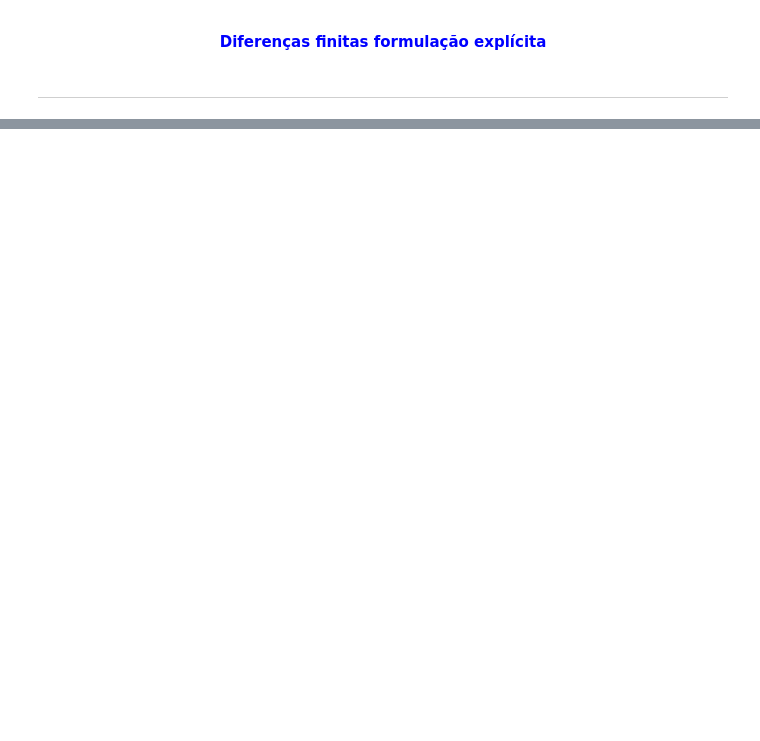
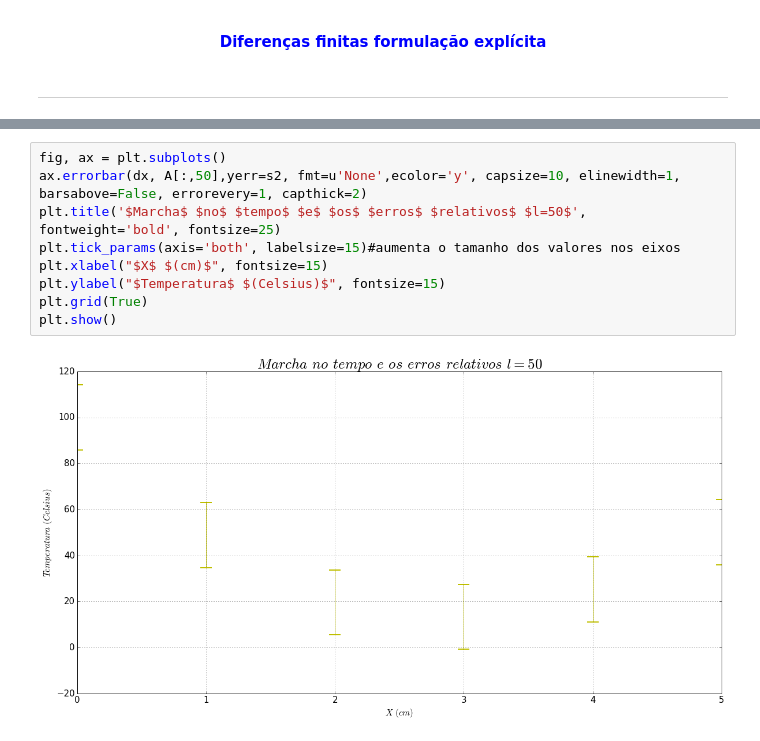
Before and after one commit to VictorCarreira/MNUN2017, a Jupyter notebook: Trab01.ipynb, the cells around one changed output, grey strips where cells are left out. Cells and saved outputs as stored; diff of their text form; blank space fills up the shorter version.

```diff
--- a/Trab01.ipynb
+++ b/Trab01.ipynb
@@ -83,0 +228,11 @@ ValueError: x and y must have same first dimension, but have shapes (6,) and (30
+# %%
+fig, ax = plt.subplots()
+ax.errorbar(dx, A[:,50],yerr=s2, fmt=u'None',ecolor='y', capsize=10, elinewidth=1, barsabove=False, errorevery=1, capthick=2)
+plt.title('$Marcha$ $no$ $tempo$ $e$ $os$ $erros$ $relativos$ $l=50$', fontweight='bold', fontsize=25)
+plt.tick_params(axis='both', labelsize=15)#aumenta o tamanho dos valores nos eixos
+plt.xlabel("$X$ $(cm)$", fontsize=15)
+plt.ylabel("$Temperatura$ $(Celsius)$", fontsize=15)
+plt.grid(True)
+plt.show()
+# %% [output]
+[figure, added]
```
Also changed, not shown: parts of 18 cells of this notebook.
